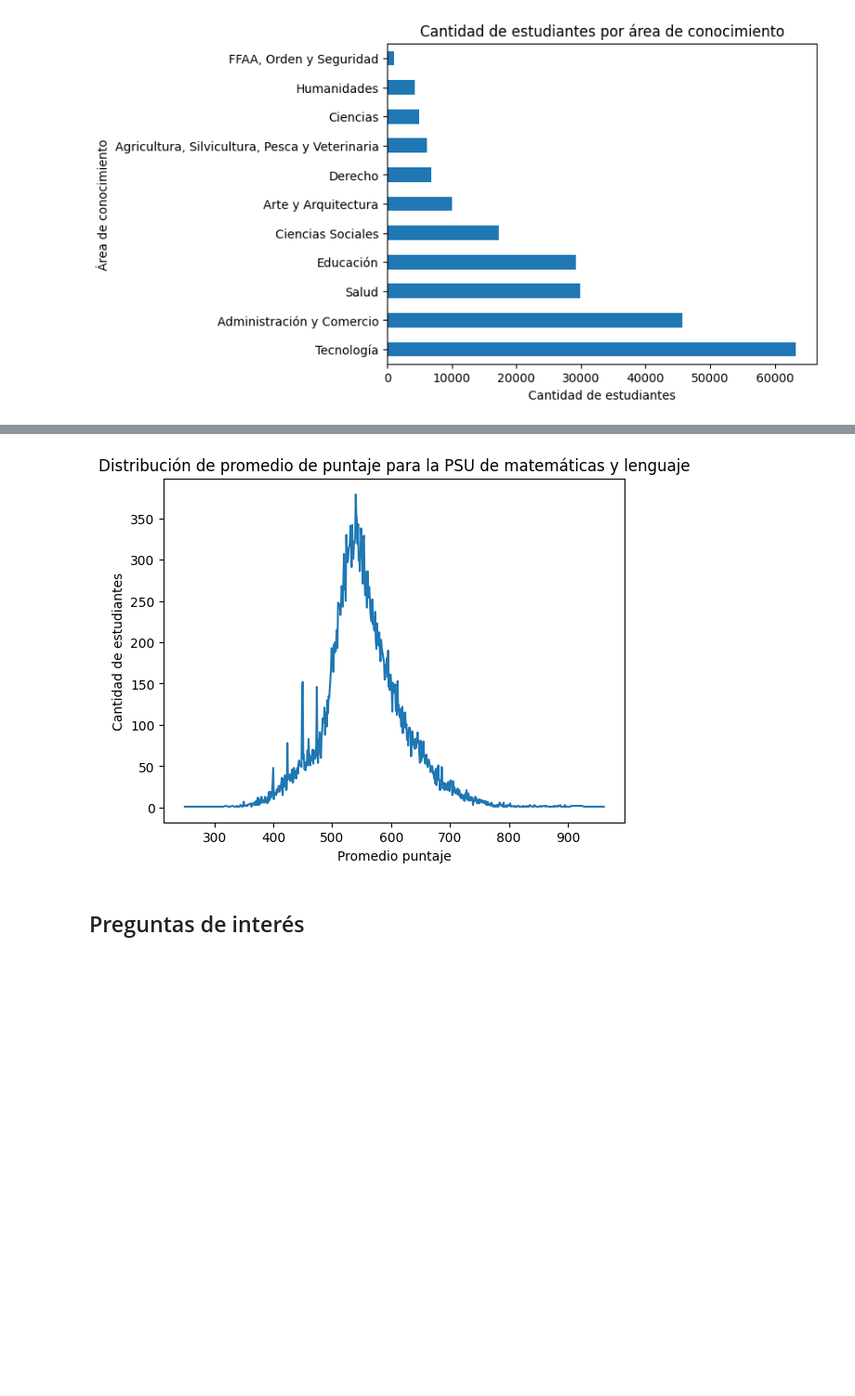
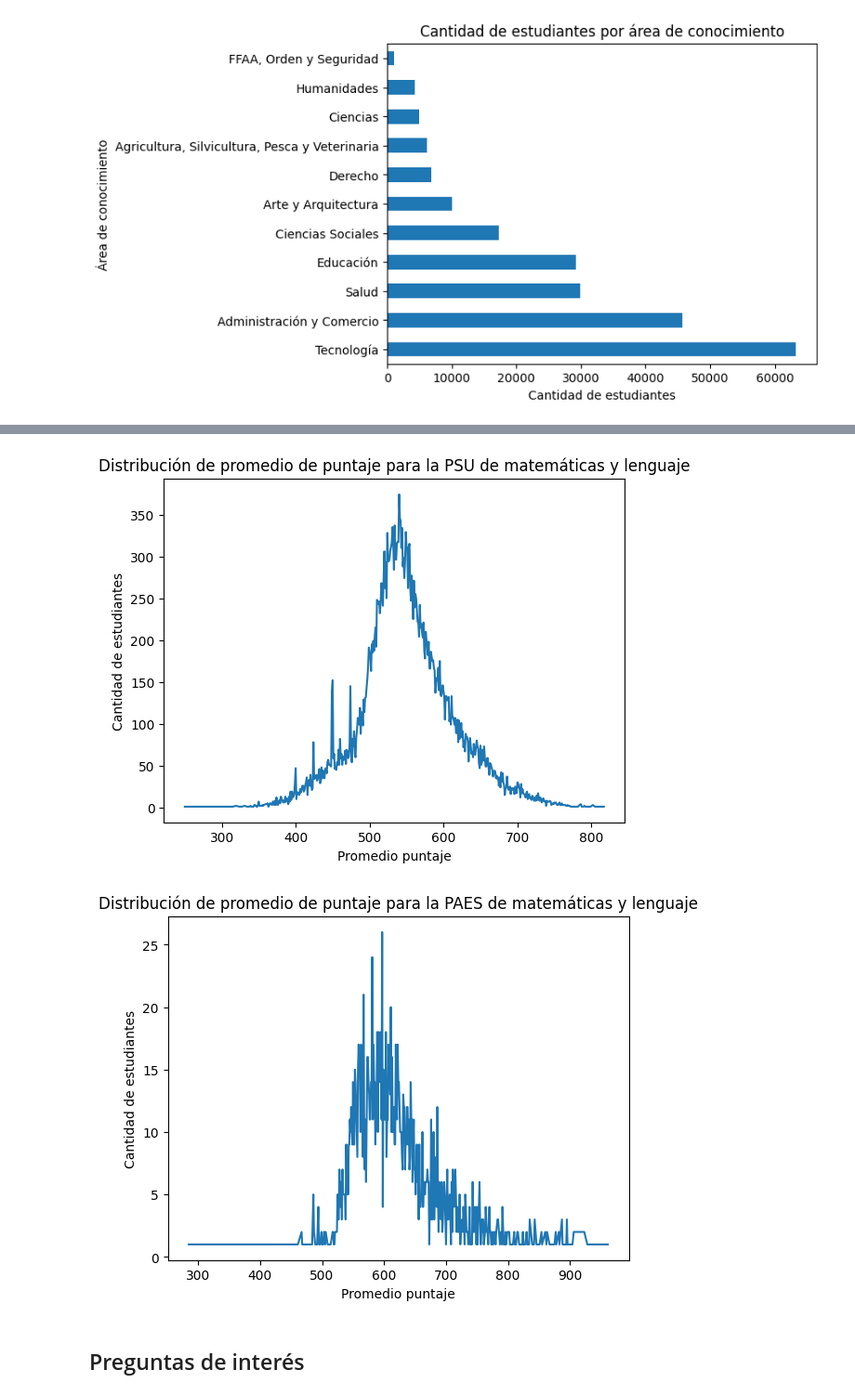
Before and after one commit to pabloskewes/proyecto-mineria-de-datos, a Jupyter notebook: hito1/exploracion.ipynb, the cells around one changed output, grey strips where cells are left out. Shown at 93% size. Cells and saved outputs as stored; diff of their text form; code cells hidden in the pictures; blank space fills up the shorter version.

Commit message:
Se añade xlxs y se plotea distribución PSU y PAES

```diff
--- a/hito1/exploracion.ipynb
+++ b/hito1/exploracion.ipynb
@@ -8,7 +10,7 @@ from wordcloud import WordCloud
 DATA_DIR = Path('../data').resolve()
 assert DATA_DIR.exists()
 # %%
-df = pd.read_excel(DATA_DIR / 'base_indices_2005-2023.xlsx', sheet_name='BaseINDICES_2005_2023')
+df = pd.read_excel('../data/base_indices_2005-2023.xlsx', sheet_name='BaseINDICES_2005_2023')
 # %%
 def calcular_matriculas_por_año(
     df: pd.DataFrame, columna_matricula: str | List[str]
@@ -103,12 +125,24 @@ plt.title('Cantidad de estudiantes por área de conocimiento');
 # %%
 # TO DO, separar por año
 
-df["Promedio Puntaje (promedio matemáticas y lenguaje)"].value_counts().sort_index().plot()
+# df['Año'].dt.year<2020
+
+# df["Promedio Puntaje (promedio matemáticas y lenguaje)"].value_counts().sort_index().plot()
+datos_puntaje_PSU_PTU=df[df['Año'].dt.year<2023]['Promedio Puntaje (promedio matemáticas y lenguaje)'].value_counts().sort_index().plot()
 plt.xlabel("Promedio puntaje")
 plt.ylabel("Cantidad de estudiantes")
-plt.title("Distribución de promedio de puntaje para la PSU de matemáticas y lenguaje");
+plt.title("Distribución de promedio de puntaje para la PSU de matemáticas y lenguaje")
+plt.show()
+
+datos_puntaje_PAES=df[(df['Año'].dt.year>=2023)]['Promedio Puntaje (promedio matemáticas y lenguaje)'].value_counts().sort_index().plot()
+plt.xlabel("Promedio puntaje")
+plt.ylabel("Cantidad de estudiantes")
+plt.title("Distribución de promedio de puntaje para la PAES de matemáticas y lenguaje")
+
+plt.show()
 # %% [output]
-[figure, old version]
+[figure, new version]
+[figure, added]
 # %% [markdown]
 ## Preguntas de interés
 # %% [markdown]
```
Also changed, not shown: parts of 5 cells of this notebook.
